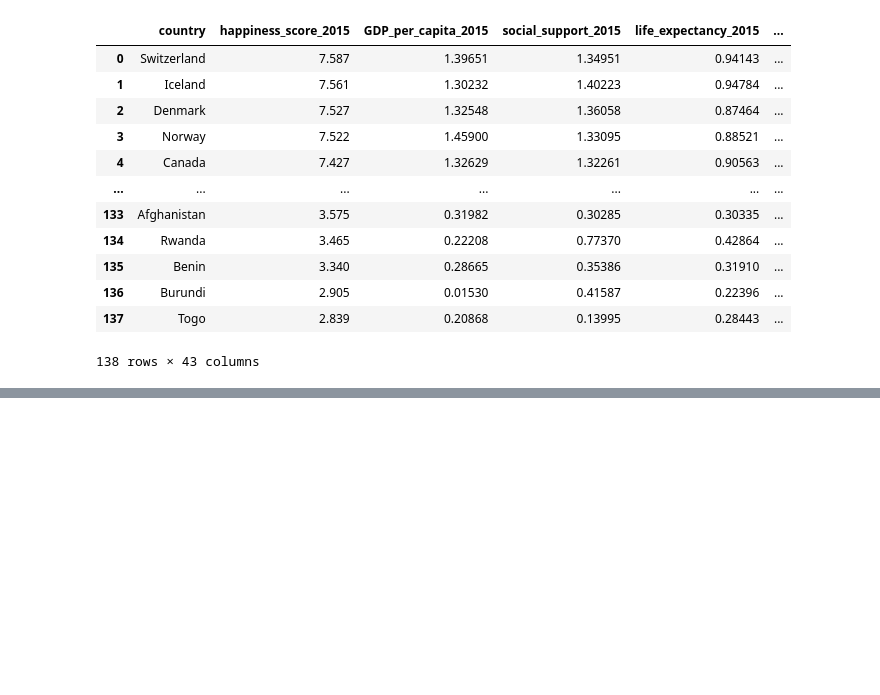
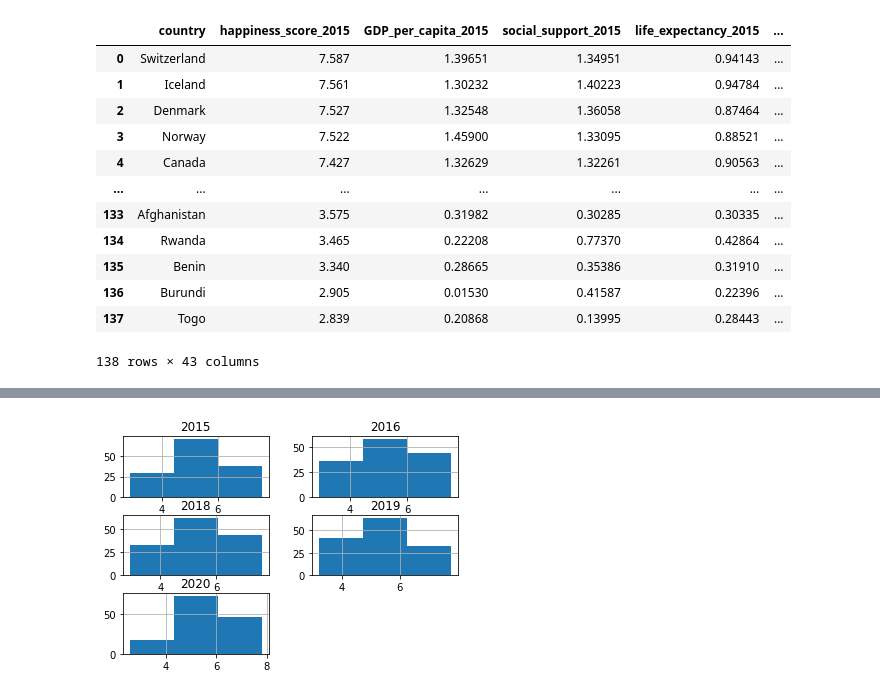
Before and after one commit to josiedeleon/Team9--Project1, a Jupyter notebook: Project 1 Happiness.ipynb, the cells around one changed output, grey strips where cells are left out. Saved outputs shown, nothing was run; the diff lists cells and outputs as text; code cells hidden in the pictures; blank space fills up the shorter version.

Commit message:
happyscore

```diff
--- a/Project 1 Happiness.ipynb
+++ b/Project 1 Happiness.ipynb
@@ -33,7 +33,8 @@ Merge1920_df = pd.merge(Happy_df_2019,Happy_df_2020, on ="country")
 Merge1518_df = pd.merge(Merge1516_df,Merge1718_df, on ="country")
 Merge_df = pd.merge(Merge1518_df,Merge1920_df, on ="country")
 
-Merge_df
+happiness_report = Merge_df
+happiness_report
 # %% [output]
 |  | country | happiness_score_2015 | GDP_per_capita_2015 | social_support_2015 | life_expectancy_2015 | ... |
 | 0 | Switzerland | 7.587 | 1.39651 | 1.34951 | 0.94143 | ... |
@@ -48,3 +49,6 @@ Merge_df
 | 136 | Burundi | 2.905 | 0.01530 | 0.41587 | 0.22396 | ... |
 | 137 | Togo | 2.839 | 0.20868 | 0.13995 | 0.28443 | ... |
 138 rows × 43 columns
+# %%
+happyscore_byyear = round(happiness_report.filter(['country','happiness_score_2015','happiness_score_2016', 'happiness_score_2017', 'happiness_score_2018', 'happiness_score_2019', 'happiness_score_2020']),2)
+happyscore_byyear.head(10)
@@ -50,0 +67,4 @@ Merge_df
+# %%
+happyscore_byyear.sort_values(by=['happiness_score_2020'], inplace=True, ascending=False)
+happyscore_byyear
+happyscore_byyear.head()
@@ -50,0 +78,3 @@ Merge_df
+# %%
+happyscore_year = happyscore_byyear.rename(columns={'happiness_score_2015': '2015', 'happiness_score_2016': '2016', 'happiness_score_2018':'2018', 'happiness_score_2019': '2019', 'happiness_score_2020': '2020'})
+happyscore_year
@@ -50,0 +97,4 @@ Merge_df
+# %%
+hist = happyscore_year.hist(bins=3)
+# %% [output]
+[figure, added]
```
Also changed, not shown: parts of 7 cells of this notebook.
